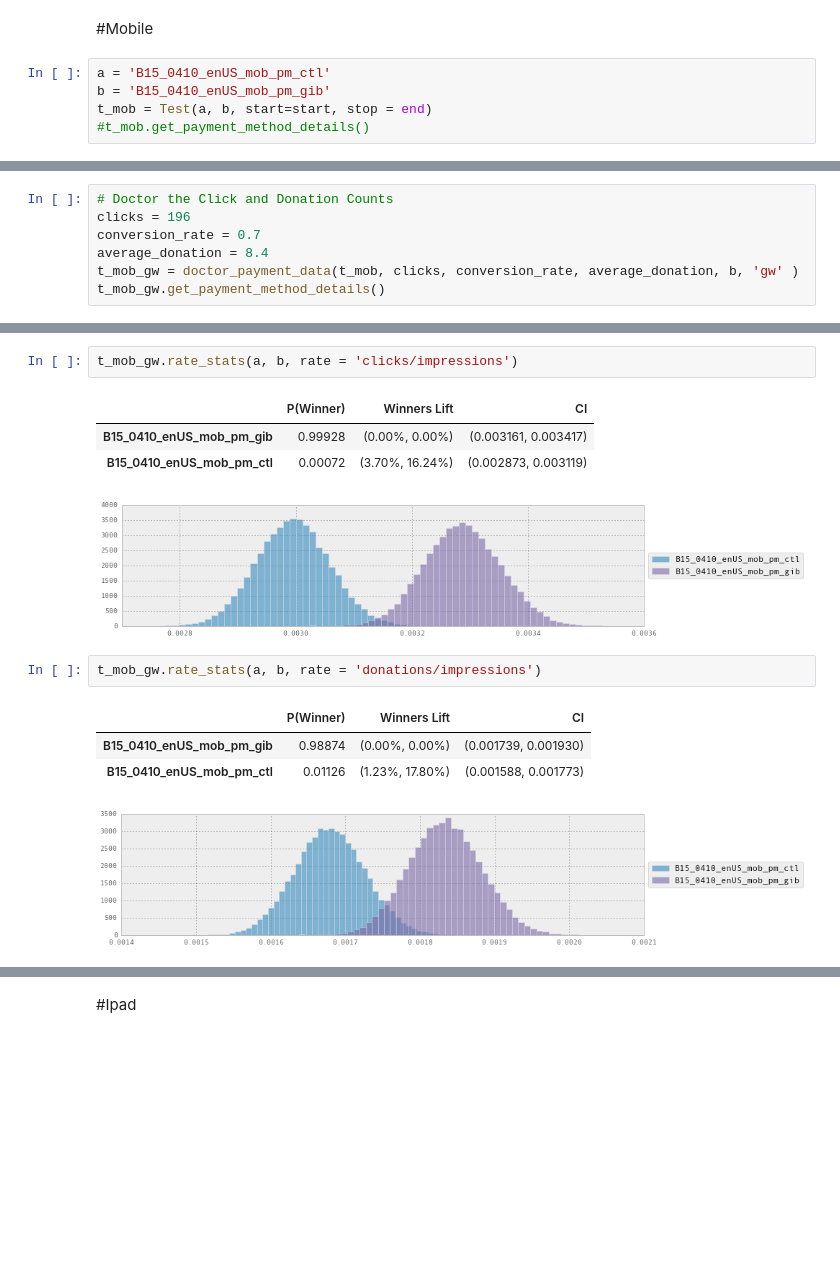
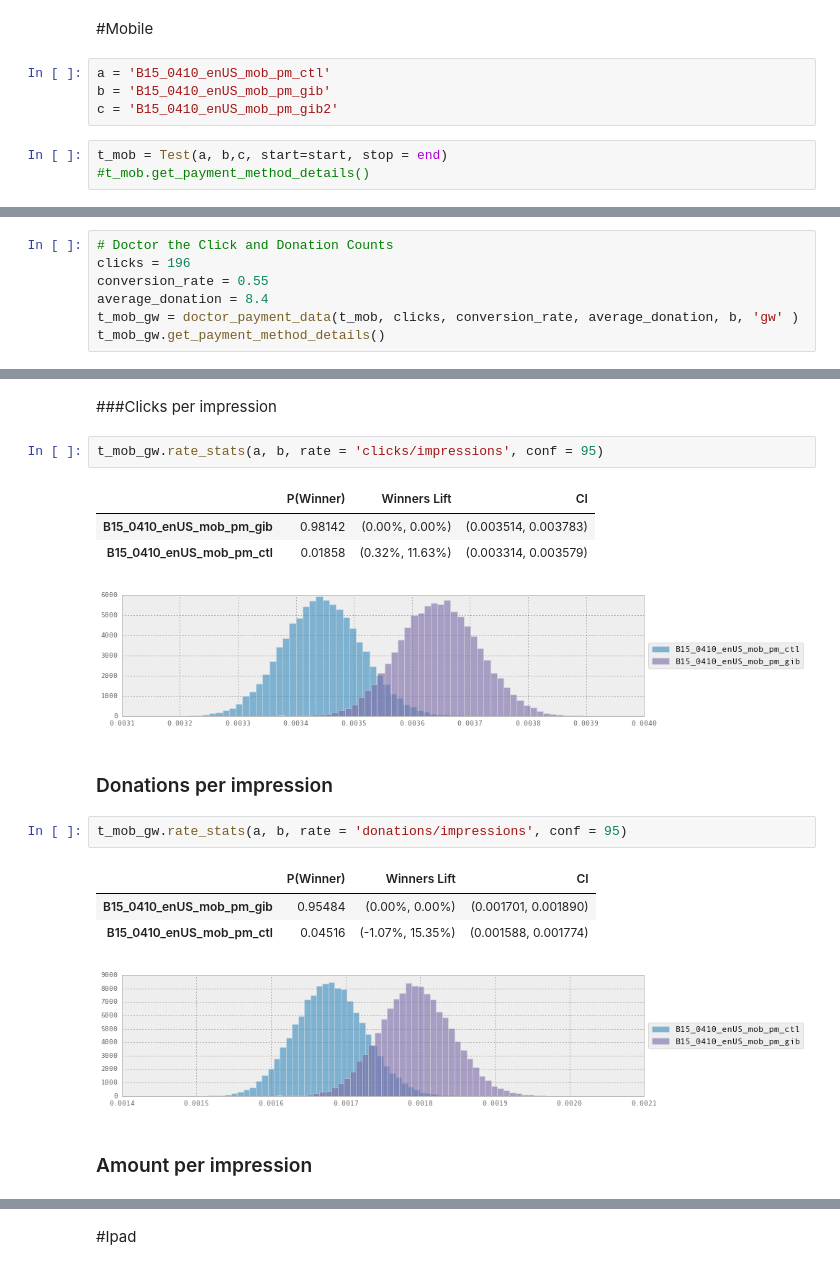
Before and after one commit to BUMET-CS-689-2018-03-O1-Data-Wrhs/wmf, a Jupyter notebook: fr/dashboard/python/dashboard_instances/Google Wallet2.ipynb, the cells around one changed output, grey strips where cells are left out. Drawn from its saved outputs; the diff is of its cells as text; blank space fills up the shorter version.

```diff
--- a/fr/dashboard/python/dashboard_instances/Google Wallet2.ipynb
+++ b/fr/dashboard/python/dashboard_instances/Google Wallet2.ipynb
@@ -117,7 +148,9 @@ t_dsk_gw.rate_stats(a, b, rate = 'donations/impressions')
 # %% [markdown]
 #Mobile
+# %%
+a = 'B15_0410_enUS_mob_pm_ctl'
+b = 'B15_0410_enUS_mob_pm_gib'
+c = 'B15_0410_enUS_mob_pm_gib2'
 # %%
-a = 'B15_0410_enUS_mob_pm_ctl'
-b = 'B15_0410_enUS_mob_pm_gib'
-t_mob = Test(a, b, start=start, stop = end)
+t_mob = Test(a, b,c, start=start, stop = end)
 #t_mob.get_payment_method_details()
@@ -132,7 +157,7 @@ t_mob = Test(a, b, start=start, stop = end)
 # %%
 # Doctor the Click and Donation Counts
 clicks = 196
-conversion_rate = 0.7
+conversion_rate = 0.55
 average_donation = 8.4
 t_mob_gw = doctor_payment_data(t_mob, clicks, conversion_rate, average_donation, b, 'gw' )
 t_mob_gw.get_payment_method_details()
@@ -148,14 +176,20 @@ t_mob_gw.get_payment_method_details()
+# %% [markdown]
+###Clicks per impression
 # %%
-t_mob_gw.rate_stats(a, b, rate = 'clicks/impressions')
+t_mob_gw.rate_stats(a, b, rate = 'clicks/impressions', conf = 95)
 # %% [output]
 |  | P(Winner) | Winners Lift | CI |
-| B15_0410_enUS_mob_pm_gib | 0.99928 | (0.00%, 0.00%) | (0.003161, 0.003417) |
-| B15_0410_enUS_mob_pm_ctl | 0.00072 | (3.70%, 16.24%) | (0.002873, 0.003119) |
+| B15_0410_enUS_mob_pm_gib | 0.98142 | (0.00%, 0.00%) | (0.003514, 0.003783) |
+| B15_0410_enUS_mob_pm_ctl | 0.01858 | (0.32%, 11.63%) | (0.003314, 0.003579) |
-[figure, old version]
+[figure, new version]
+# %% [markdown]
+### Donations per impression
 # %%
-t_mob_gw.rate_stats(a, b, rate = 'donations/impressions')
+t_mob_gw.rate_stats(a, b, rate = 'donations/impressions', conf = 95)
 # %% [output]
 |  | P(Winner) | Winners Lift | CI |
-| B15_0410_enUS_mob_pm_gib | 0.98874 | (0.00%, 0.00%) | (0.001739, 0.001930) |
-| B15_0410_enUS_mob_pm_ctl | 0.01126 | (1.23%, 17.80%) | (0.001588, 0.001773) |
+| B15_0410_enUS_mob_pm_gib | 0.95484 | (0.00%, 0.00%) | (0.001701, 0.001890) |
+| B15_0410_enUS_mob_pm_ctl | 0.04516 | (-1.07%, 15.35%) | (0.001588, 0.001774) |
-[figure, old version]
+[figure, new version]
+# %% [markdown]
+### Amount per impression
```
Also changed, not shown: parts of 25 cells of this notebook, 8 other files.
